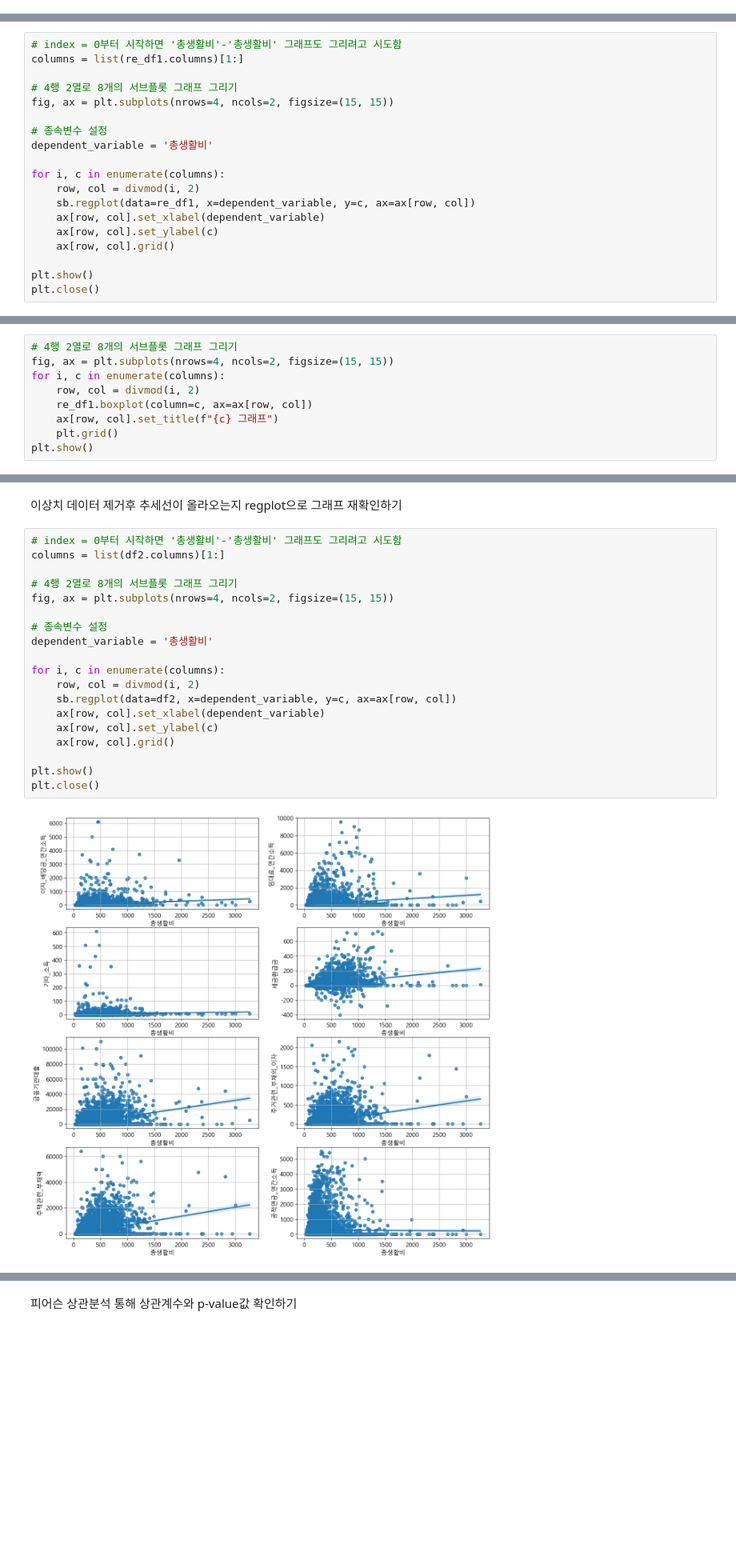
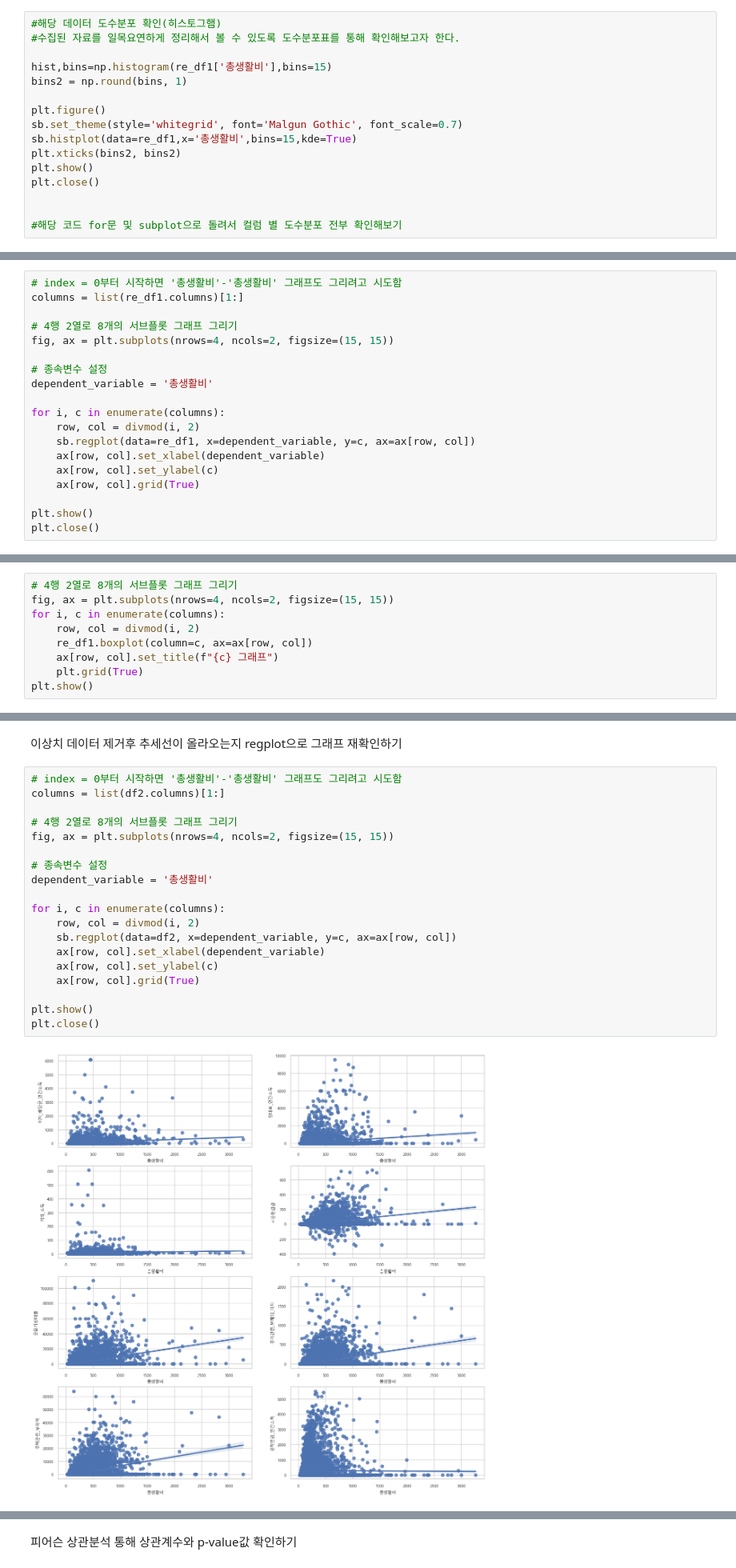
Before and after one commit to jaekim3220/Semiproject3, a Jupyter notebook: 데이터_검색.ipynb, the cells around one changed output, grey strips where cells are left out. Shown at 80% size. Cells and saved outputs as stored; diff of their text form; blank space fills up the shorter version.

```diff
--- a/데이터_검색.ipynb
+++ b/데이터_검색.ipynb
@@ -143,0 +185,16 @@ dtype: int64
+# %%
+#해당 데이터 도수분포 확인(히스토그햄)
+#수집된 자료를 일목요연하게 정리해서 볼 수 있도록 도수분포표를 통해 확인해보고자 한다.
+
+hist,bins=np.histogram(re_df1['총생활비'],bins=15)
+bins2 = np.round(bins, 1)
+
+plt.figure()
+sb.set_theme(style='whitegrid', font='Malgun Gothic', font_scale=0.7)
+sb.histplot(data=re_df1,x='총생활비',bins=15,kde=True)
+plt.xticks(bins2, bins2)
+plt.show()
+plt.close()
+
+
+#해당 코드 for문 및 subplot으로 돌려서 컬럼 별 도수분포 전부 확인해보기
@@ -174,7 +233,7 @@ for i, c in enumerate(columns):
     sb.regplot(data=re_df1, x=dependent_variable, y=c, ax=ax[row, col])
     ax[row, col].set_xlabel(dependent_variable)
     ax[row, col].set_ylabel(c)
-    ax[row, col].grid()
+    ax[row, col].grid(True)
 
 plt.show()
 plt.close()
@@ -191,6 +250,6 @@ for i, c in enumerate(columns):
     row, col = divmod(i, 2)
     re_df1.boxplot(column=c, ax=ax[row, col])
     ax[row, col].set_title(f"{c} 그래프")
-    plt.grid()
+    plt.grid(True)
 plt.show()
 # %% [output]
@@ -234,21 +306,21 @@ df2
 # %%
 # index = 0부터 시작하면 '총생활비'-'총생활비' 그래프도 그리려고 시도함
 columns = list(df2.columns)[1:]
 
 # 4행 2열로 8개의 서브플롯 그래프 그리기
 fig, ax = plt.subplots(nrows=4, ncols=2, figsize=(15, 15))
 
 # 종속변수 설정
 dependent_variable = '총생활비'
 
 for i, c in enumerate(columns):
     row, col = divmod(i, 2)
     sb.regplot(data=df2, x=dependent_variable, y=c, ax=ax[row, col])
     ax[row, col].set_xlabel(dependent_variable)
     ax[row, col].set_ylabel(c)
-    ax[row, col].grid()
+    ax[row, col].grid(True)
 
 plt.show()
 plt.close()
 # %% [output]
-[figure, old version]
+[figure, new version]
```
Also changed, not shown: parts of 35 cells of this notebook.
